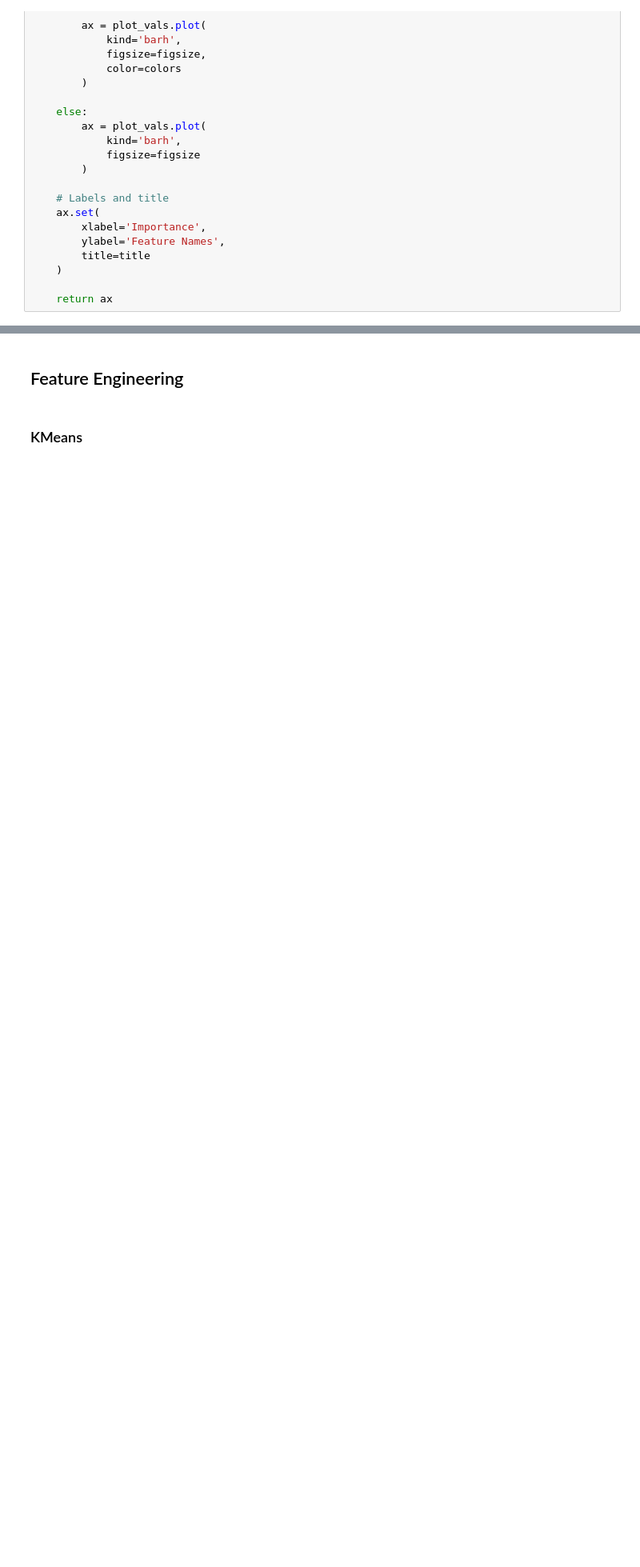
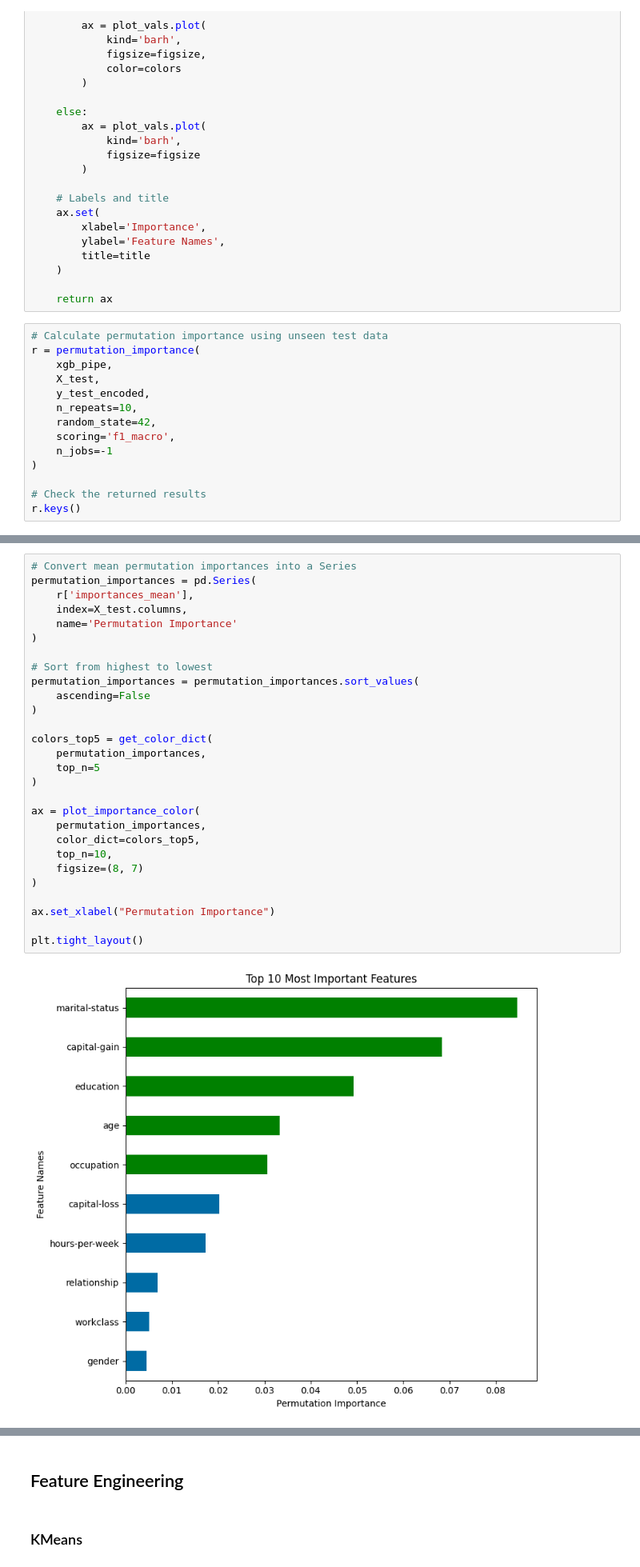
Before and after one commit to swirita/Adult-Income-Prediction, a Jupyter notebook: Adult_Income_Prediction.ipynb, the cells around one changed output, grey strips where cells are left out. Shown at 80% size. Saved outputs shown, nothing was run; the diff lists cells and outputs as text; blank space fills up the shorter version.

Commit message:
Create Explanatory Data Analysis Visuals

```diff
--- a/Adult_Income_Prediction.ipynb
+++ b/Adult_Income_Prediction.ipynb
@@ -1101,3 +1099,17 @@ def plot_importance_color(
     )
 
     return ax
+# %%
+# Calculate permutation importance using unseen test data
+r = permutation_importance(
+    xgb_pipe,
+    X_test,
+    y_test_encoded,
+    n_repeats=10,
+    random_state=42,
+    scoring='f1_macro',
+    n_jobs=-1
+)
+
+# Check the returned results
+r.keys()
@@ -1103,0 +1118,30 @@ def plot_importance_color(
+# %%
+# Convert mean permutation importances into a Series
+permutation_importances = pd.Series(
+    r['importances_mean'],
+    index=X_test.columns,
+    name='Permutation Importance'
+)
+
+# Sort from highest to lowest
+permutation_importances = permutation_importances.sort_values(
+    ascending=False
+)
+
+colors_top5 = get_color_dict(
+    permutation_importances,
+    top_n=5
+)
+
+ax = plot_importance_color(
+    permutation_importances,
+    color_dict=colors_top5,
+    top_n=10,
+    figsize=(8, 7)
+)
+
+ax.set_xlabel("Permutation Importance")
+
+plt.tight_layout()
+# %% [output]
+[figure, added]
```
Also changed, not shown: parts of 11 cells of this notebook.
